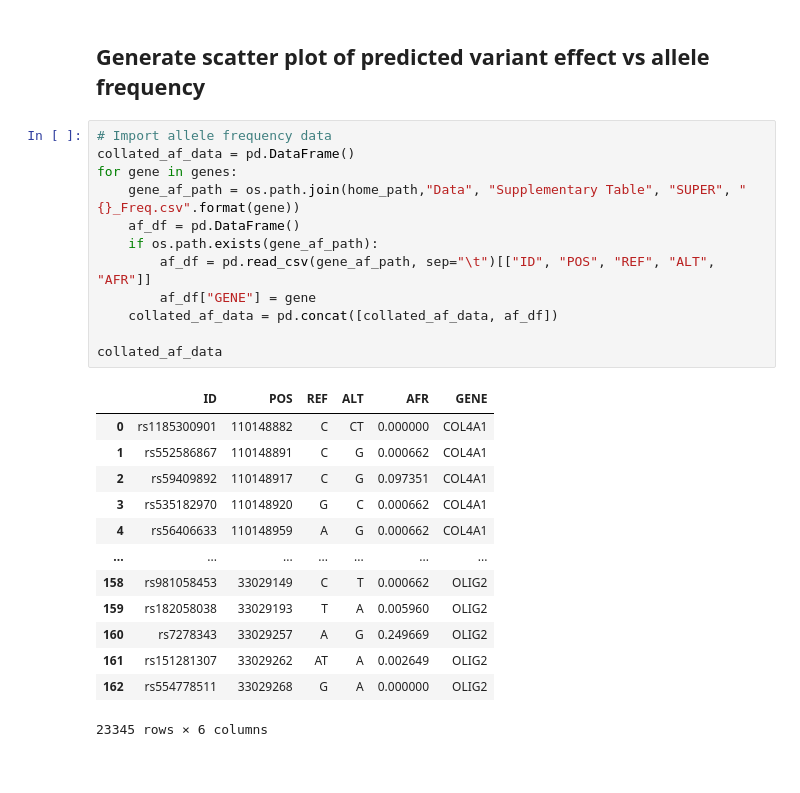
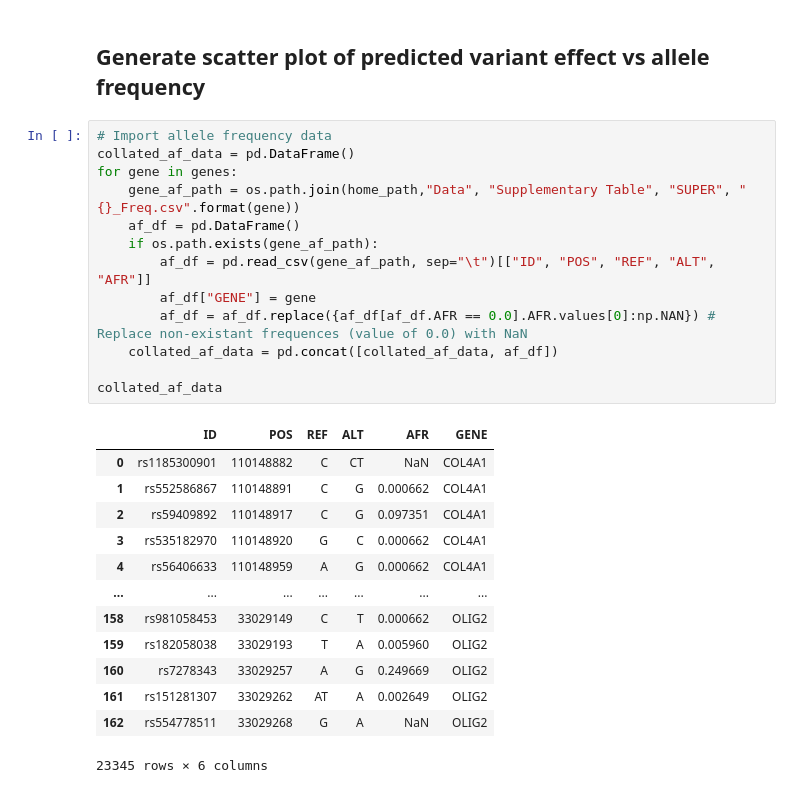
Before and after one commit to MeganHolborn/Genomics_allele-frequency-and-effect_data-analysis, a Jupyter notebook: Plots/plots.ipynb, the cells around one changed output. Saved outputs shown, nothing was run; the diff lists cells and outputs as text.

```diff
--- a/Plots/plots.ipynb
+++ b/Plots/plots.ipynb
@@ -114,18 +114,19 @@ plt.show()
 # %%
 # Import allele frequency data
 collated_af_data = pd.DataFrame()
 for gene in genes:
     gene_af_path = os.path.join(home_path,"Data", "Supplementary Table", "SUPER", "{}_Freq.csv".format(gene))
     af_df = pd.DataFrame()
     if os.path.exists(gene_af_path):
         af_df = pd.read_csv(gene_af_path, sep="\t")[["ID", "POS", "REF", "ALT", "AFR"]]
         af_df["GENE"] = gene
+        af_df = af_df.replace({af_df[af_df.AFR == 0.0].AFR.values[0]:np.NAN}) # Replace non-existant frequences (value of 0.0) with NaN
     collated_af_data = pd.concat([collated_af_data, af_df])
 
 collated_af_data
 # %% [output]
 |  | ID | POS | REF | ALT | AFR | GENE |
-| 0 | rs1185300901 | 110148882 | C | CT | 0.000000 | COL4A1 |
+| 0 | rs1185300901 | 110148882 | C | CT | NaN | COL4A1 |
 | 1 | rs552586867 | 110148891 | C | G | 0.000662 | COL4A1 |
 | 2 | rs59409892 | 110148917 | C | G | 0.097351 | COL4A1 |
 | 3 | rs535182970 | 110148920 | G | C | 0.000662 | COL4A1 |
@@ -135,5 +136,5 @@ collated_af_data
 | 159 | rs182058038 | 33029193 | T | A | 0.005960 | OLIG2 |
 | 160 | rs7278343 | 33029257 | A | G | 0.249669 | OLIG2 |
 | 161 | rs151281307 | 33029262 | AT | A | 0.002649 | OLIG2 |
-| 162 | rs554778511 | 33029268 | G | A | 0.000000 | OLIG2 |
+| 162 | rs554778511 | 33029268 | G | A | NaN | OLIG2 |
 23345 rows × 6 columns
```
Also changed, not shown: parts of 2 cells of this notebook.
